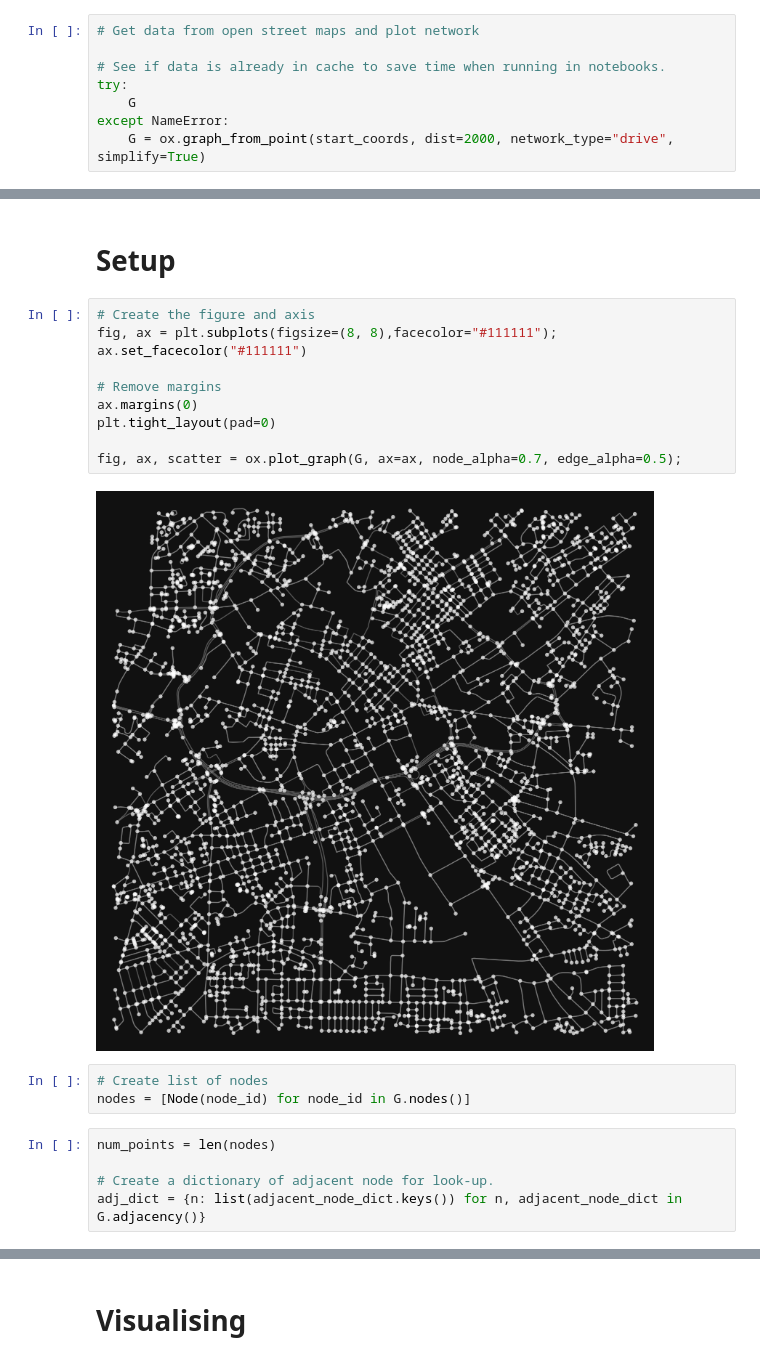
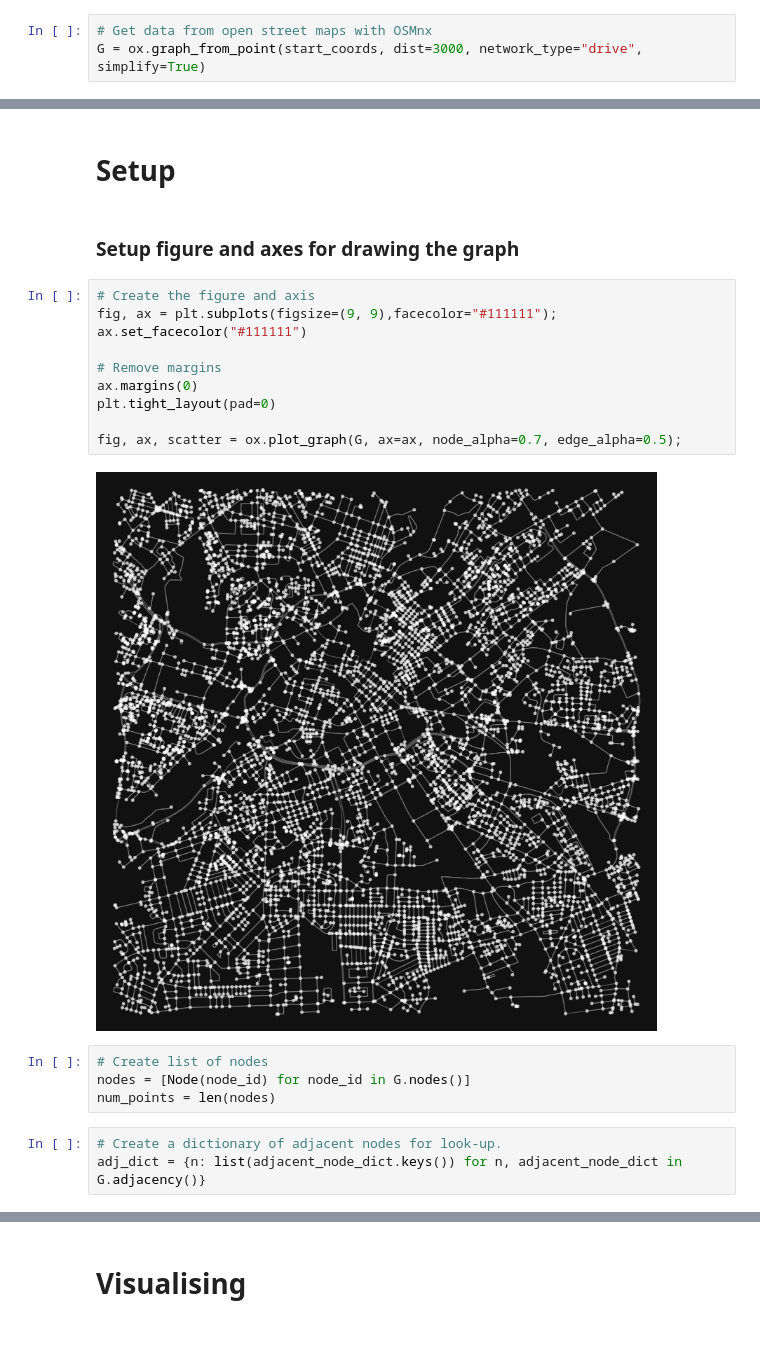
Before and after one commit to Hal609/AIP_map_search, a Jupyter notebook: map_search.ipynb, the cells around one changed output, grey strips where cells are left out. Saved outputs shown, nothing was run; the diff lists cells and outputs as text; blank space fills up the shorter version.

```diff
--- a/map_search.ipynb
+++ b/map_search.ipynb
@@ -26,11 +27,6 @@ start_coords = (53.472075, -2.238855)
 # %%
-# Get data from open street maps and plot network
-
-# See if data is already in cache to save time when running in notebooks.
-try:
-    G
-except NameError:
-    G = ox.graph_from_point(start_coords, dist=2000, network_type="drive", simplify=True)
+# Get data from open street maps with OSMnx
+G = ox.graph_from_point(start_coords, dist=3000, network_type="drive", simplify=True)
 # %%
 # you can convert your graph to node and edge GeoPandas GeoDataFrames
 gdf_nodes, gdf_edges = ox.graph_to_gdfs(G)
@@ -66,23 +69,24 @@ class Node():
         return hash(self.node_id)
 # %% [markdown]
 # Setup
+# %% [markdown]
+### Setup figure and axes for drawing the graph
 # %%
 # Create the figure and axis
-fig, ax = plt.subplots(figsize=(8, 8),facecolor="#111111");
+fig, ax = plt.subplots(figsize=(9, 9),facecolor="#111111");
 ax.set_facecolor("#111111")
 
 # Remove margins
 ax.margins(0)
 plt.tight_layout(pad=0)
 
 fig, ax, scatter = ox.plot_graph(G, ax=ax, node_alpha=0.7, edge_alpha=0.5);
 # %% [output]
-[figure, old version]
+[figure, new version]
 # %%
 # Create list of nodes
 nodes = [Node(node_id) for node_id in G.nodes()]
+num_points = len(nodes)
 # %%
-num_points = len(nodes)
-
-# Create a dictionary of adjacent node for look-up.
+# Create a dictionary of adjacent nodes for look-up.
 adj_dict = {n: list(adjacent_node_dict.keys()) for n, adjacent_node_dict in G.adjacency()}
```
Also changed, not shown: parts of 23 cells of this notebook, 3 other files.
